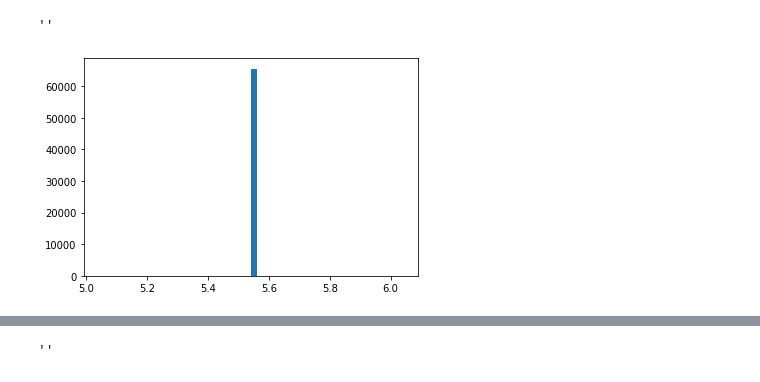
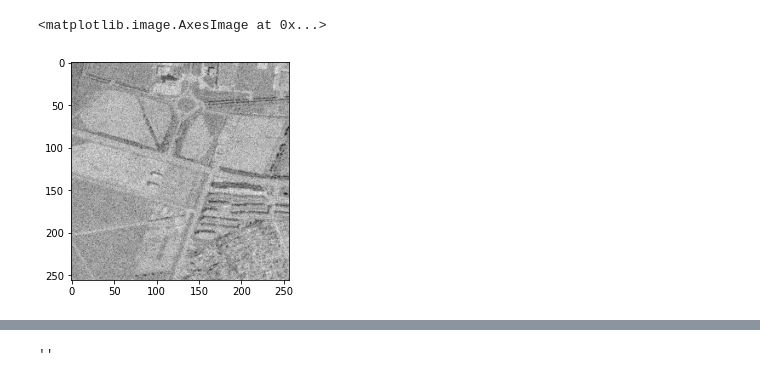
Before and after one commit to PierreGarciaRafael/SAR_DDPM, a Jupyter notebook: tests.ipynb, the cells around one changed output, grey strips where cells are left out. Saved outputs shown, nothing was run; the diff lists cells and outputs as text; code cells hidden in the pictures.

```diff
--- a/tests.ipynb
+++ b/tests.ipynb
@@ -16,13 +16,5 @@ for batch_id1, data_var in enumerate(dl):
     clean_batch, model_kwargs = data_var
 
     speck = model_kwargs['SR']
-    print(speck.shape)
-    speck = speck.permute(0, 2, 3, 1)
-    speck = speck.contiguous().cpu().numpy()[0]
-    plt.imshow(speck)
-    plt.show()
     clean =model_kwargs["HR"]
-    clean = clean.permute(0, 2, 3, 1)
-    clean = clean.contiguous().cpu().numpy()[0]
-    plt.imshow(clean)
     break
@@ -64,6 +21,12 @@ plt.imshow(speck)
-# %%
-plt.hist(np.array(np.log(speck[:,:,0]+1e-5).ravel()), bins = 50)
-""
-# %% [output]
-''
-[figure, removed]
+# %%
+def toSave(batch):
+    im = ((batch + 1) * 127.5)
+    im = im.clamp(0, 255).to(torch.uint8)
+    im = im.permute(0, 2, 3, 1)
+    im = im.contiguous().cpu().numpy()[0]
+    return im
+# %%
+plt.imshow(toSave(model_kwargs['SR']))
+# %% [output]
+<matplotlib.image.AxesImage at 0x...>
+[figure, added]
```
Also changed, not shown: parts of 43 cells of this notebook, 4 other files.
